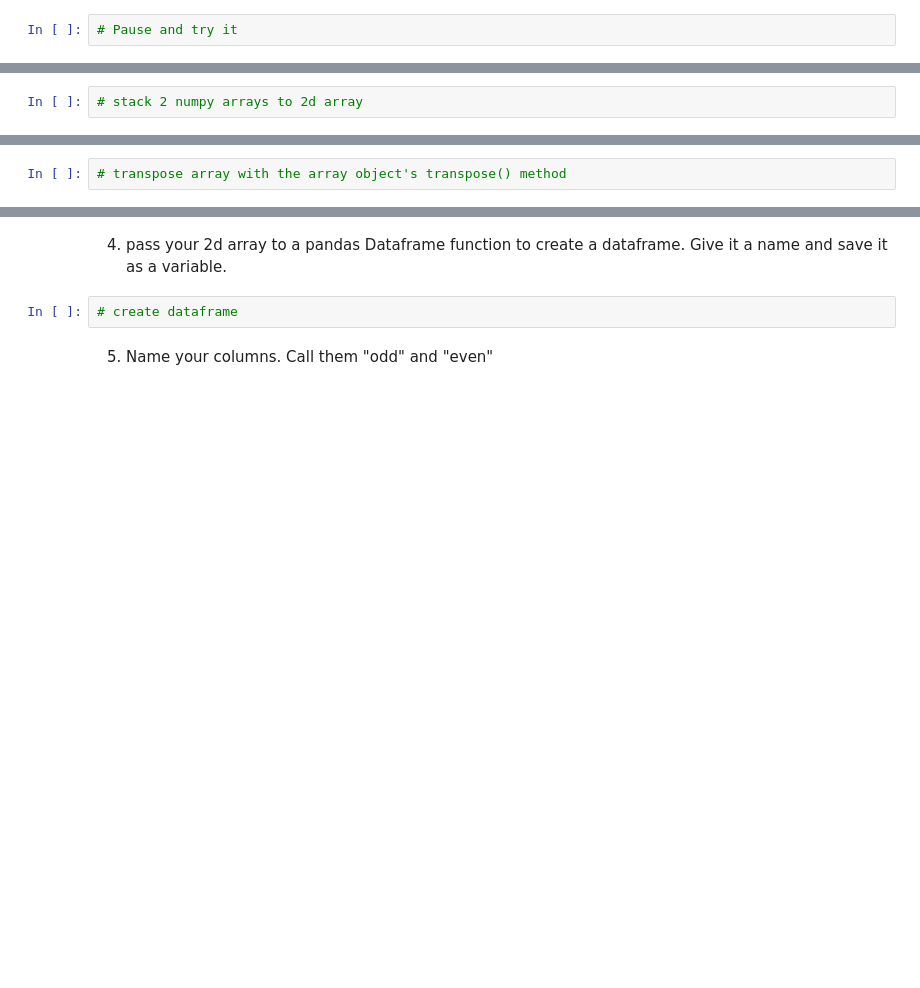
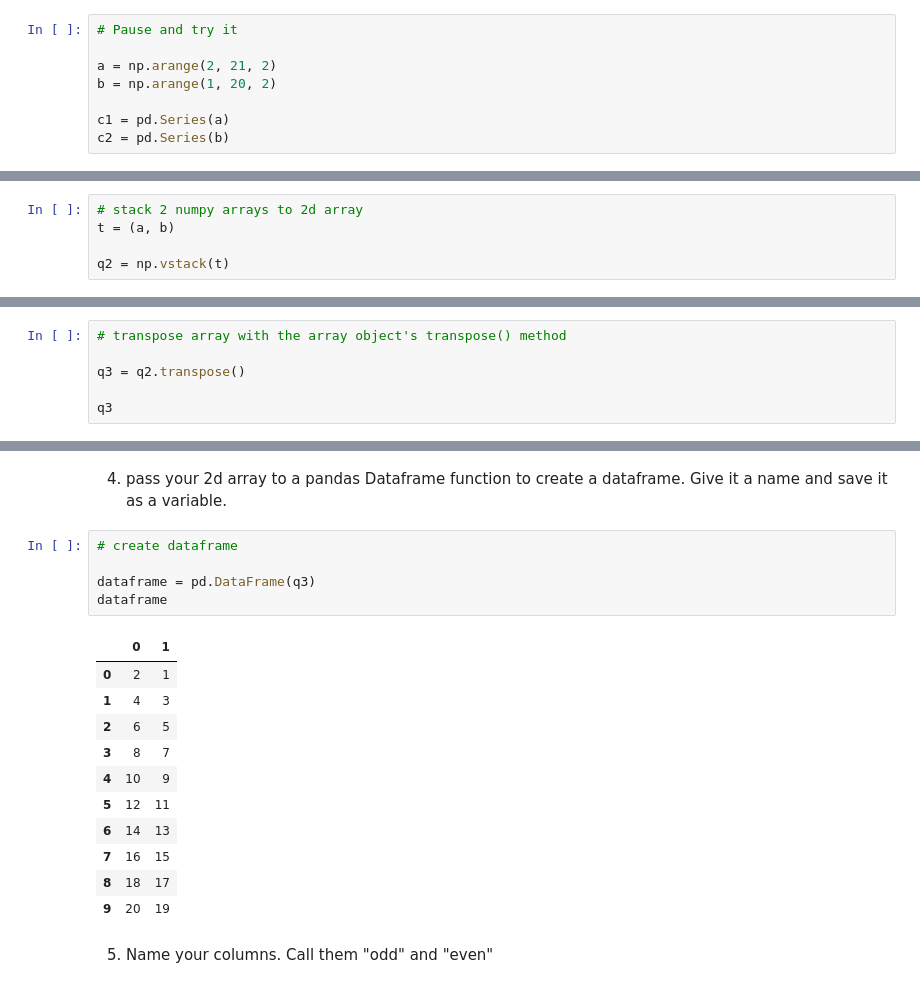
Before and after one commit to 4dfunk/AudioTechII, a Jupyter notebook: Activities/Activity7_PandasRegression.ipynb, the cells around one changed output, grey strips where cells are left out. Cells and saved outputs as stored; diff of their text form; blank space fills up the shorter version.

```diff
--- a/Activities/Activity7_PandasRegression.ipynb
+++ b/Activities/Activity7_PandasRegression.ipynb
@@ -98,3 +224,9 @@ b) Make another numpy array from 1 to 19 with only odd numbers.
 c) Wrap each array in a pandas.Series() function to make it a Series object.
 # %%
 # Pause and try it
+
+a = np.arange(2, 21, 2)
+b = np.arange(1, 20, 2)
+
+c1 = pd.Series(a)
+c2 = pd.Series(b)
@@ -102,3 +246,6 @@ c) Wrap each array in a pandas.Series() function to make it a Series object.
 2. Use `np.vstack()` to combine (a) and (b) above into a multidimensional array
 # %%
 # stack 2 numpy arrays to 2d array
+t = (a, b)
+
+q2 = np.vstack(t)
@@ -106,3 +256,7 @@ c) Wrap each array in a pandas.Series() function to make it a Series object.
 3. transpose the array (i.e., rotate so that columns become rows)
 # %%
 # transpose array with the array object's transpose() method
+
+q3 = q2.transpose()
+
+q3
@@ -110,6 +275,21 @@ c) Wrap each array in a pandas.Series() function to make it a Series object.
 4. pass your 2d array to a pandas Dataframe function to create a dataframe. Give it a name and save it as a variable.
 # %%
 # create dataframe
+
+dataframe = pd.DataFrame(q3)
+dataframe
+# %% [output]
+|  | 0 | 1 |
+| 0 | 2 | 1 |
+| 1 | 4 | 3 |
+| 2 | 6 | 5 |
+| 3 | 8 | 7 |
+| 4 | 10 | 9 |
+| 5 | 12 | 11 |
+| 6 | 14 | 13 |
+| 7 | 16 | 15 |
+| 8 | 18 | 17 |
+| 9 | 20 | 19 |
 # %% [markdown]
 5. Name your columns. Call them "odd" and "even"
 # %%
```
Also changed, not shown: parts of 33 cells of this notebook, 1 other file.
